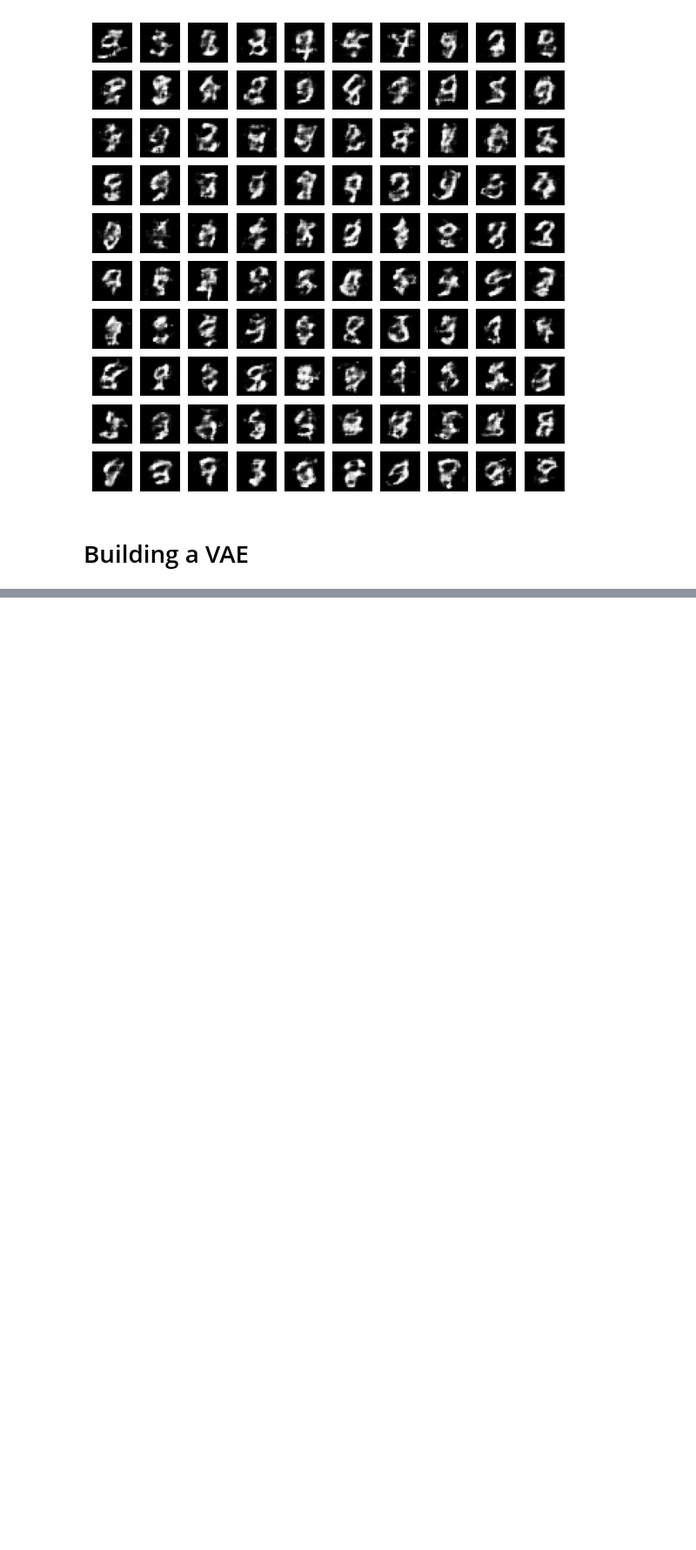
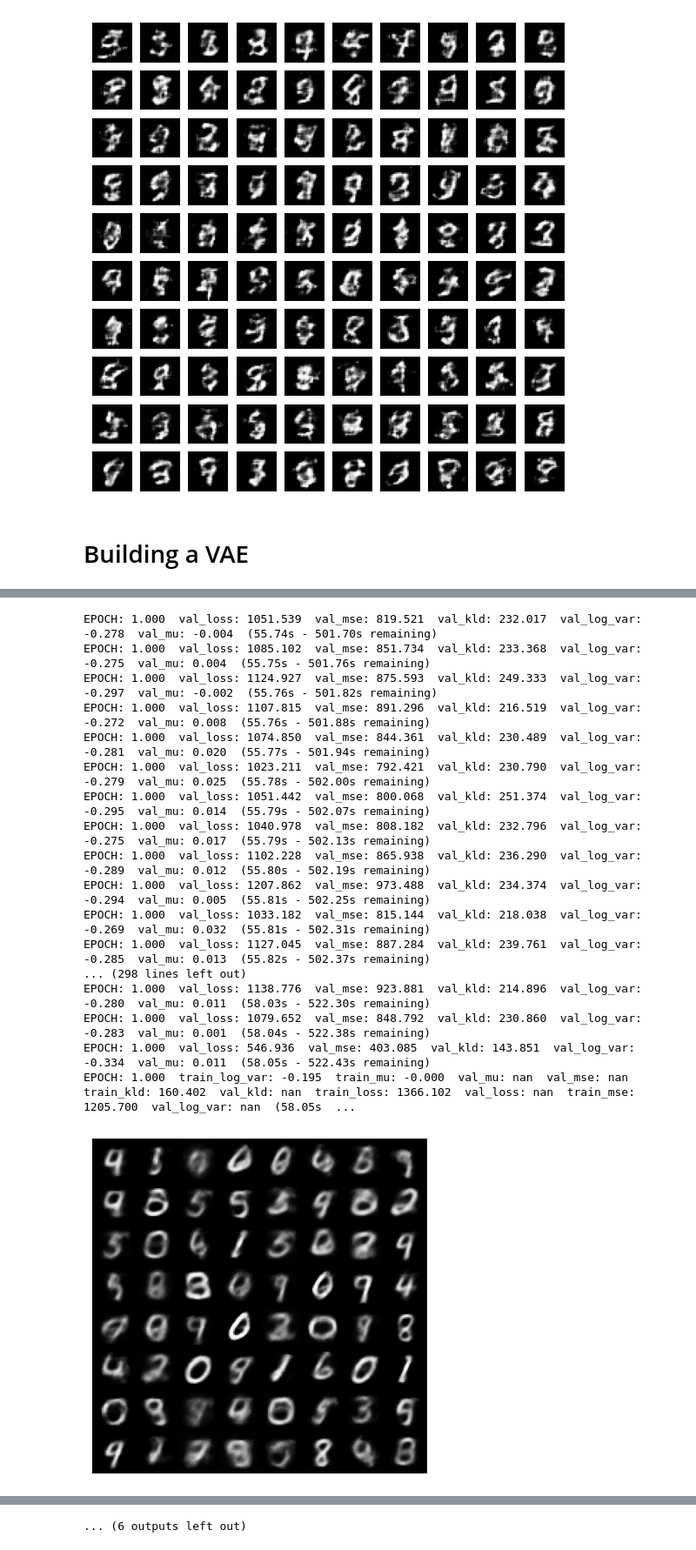
Before and after one commit to RandomSci/Computer-Vision, a Jupyter notebook: with_torch.ipynb, the cells around one changed output, grey strips where cells are left out. Shown at 87% size. Drawn from its saved outputs; the diff is of its cells as text; code cells hidden in the pictures; blank space fills up the shorter version.

```diff
--- a/with_torch.ipynb
+++ b/with_torch.ipynb
@@ -1321,7 +1324,14 @@ def eval_batch(data, model, criterion):
   loss, mse, kld = criterion(recon, data, mu, log_var)
   return loss, mse, kld, log_var.mean(), mu.mean()
 # %%
+vae = VAE(x_dim = 784, h_dim1 = 512, h_dim2=256, z_dim=50).to(device)
+
 def criterion(recon_x, x, mu, log_var):
   RECON = F.mse_loss(recon_x, x.view(-1, 784), reduction = "sum") # MSE loss (RECON); reconstructed image (recon_x)
   KLD = -0.5 * torch.sum(1 + log_var - mu.pow(2) - log_var.exp()) # KL divergence loss
   return RECON + KLD, RECON, KLD
+
+def Optimizer(model):
+  return optim.AdamW(model.parameters(), lr = 1e-3)
+
+optimizer = Optimizer(vae)
@@ -1352,0 +1371,41 @@ Estimated Total Size (MB): 4.24
+# %%
+n_epochs = 10
+log = Report(n_epochs)
+
+for epoch in range(n_epochs):
+  N = len(trn_dl)
+
+  for batch_idx, (data, index) in enumerate(trn_dl):
+    loss, mse, kld, log_var, mu = train_batch(data, vae, optimizer, criterion)
+    pos = epoch + (1 + batch_idx) / N
+    log.record(pos, train_loss = loss, train_mse = mse, train_kld = kld, train_log_var = log_var, train_mu = mu, end = "\r")
+
+  for batch_idx, (data, index) in enumerate(val_dl):
+    loss, mse, kld, log_var, mu = eval_batch(data, vae, criterion)
+    log.record(pos, val_loss = loss, val_mse = mse, val_kld = kld, val_log_var = log_var, val_mu = mu)
+  log.report_avgs(epoch + 1)
+  with torch.no_grad():
+    z = torch.randn(64, 50).to(device)
+    sample = vae.decoder(z).to(device)
+    images = make_grid(sample.view(64, 1, 28, 28)).permute(1, 2, 0)
+    show(images)
+log.plot_epochs(['train_loss', 'val_loss'])
+# %% [output]
+EPOCH: 1.000  val_loss: 1051.539  val_mse: 819.521  val_kld: 232.017  val_log_var: -0.278  val_mu: -0.004  (55.74s - 501.70s remaining)
+EPOCH: 1.000  val_loss: 1085.102  val_mse: 851.734  val_kld: 233.368  val_log_var: -0.275  val_mu: 0.004  (55.75s - 501.76s remaining)
+EPOCH: 1.000  val_loss: 1124.927  val_mse: 875.593  val_kld: 249.333  val_log_var: -0.297  val_mu: -0.002  (55.76s - 501.82s remaining)
+EPOCH: 1.000  val_loss: 1107.815  val_mse: 891.296  val_kld: 216.519  val_log_var: -0.272  val_mu: 0.008  (55.76s - 501.88s remaining)
+EPOCH: 1.000  val_loss: 1074.850  val_mse: 844.361  val_kld: 230.489  val_log_var: -0.281  val_mu: 0.020  (55.77s - 501.94s remaining)
+EPOCH: 1.000  val_loss: 1023.211  val_mse: 792.421  val_kld: 230.790  val_log_var: -0.279  val_mu: 0.025  (55.78s - 502.00s remaining)
+EPOCH: 1.000  val_loss: 1051.442  val_mse: 800.068  val_kld: 251.374  val_log_var: -0.295  val_mu: 0.014  (55.79s - 502.07s remaining)
+EPOCH: 1.000  val_loss: 1040.978  val_mse: 808.182  val_kld: 232.796  val_log_var: -0.275  val_mu: 0.017  (55.79s - 502.13s remaining)
+EPOCH: 1.000  val_loss: 1102.228  val_mse: 865.938  val_kld: 236.290  val_log_var: -0.289  val_mu: 0.012  (55.80s - 502.19s remaining)
+EPOCH: 1.000  val_loss: 1207.862  val_mse: 973.488  val_kld: 234.374  val_log_var: -0.294  val_mu: 0.005  (55.81s - 502.25s remaining)
+EPOCH: 1.000  val_loss: 1033.182  val_mse: 815.144  val_kld: 218.038  val_log_var: -0.269  val_mu: 0.032  (55.81s - 502.31s remaining)
+EPOCH: 1.000  val_loss: 1127.045  val_mse: 887.284  val_kld: 239.761  val_log_var: -0.285  val_mu: 0.013  (55.82s - 502.37s remaining)
+... (298 lines left out)
+EPOCH: 1.000  val_loss: 1138.776  val_mse: 923.881  val_kld: 214.896  val_log_var: -0.280  val_mu: 0.011  (58.03s - 522.30s remaining)
+EPOCH: 1.000  val_loss: 1079.652  val_mse: 848.792  val_kld: 230.860  val_log_var: -0.283  val_mu: 0.001  (58.04s - 522.38s remaining)
+EPOCH: 1.000  val_loss: 546.936  val_mse: 403.085  val_kld: 143.851  val_log_var: -0.334  val_mu: 0.011  (58.05s - 522.43s remaining)
+EPOCH: 1.000  train_log_var: -0.195  train_mu: -0.000  val_mu: nan  val_mse: nan  train_kld: 160.402  val_kld: nan  train_loss: 1366.102  val_loss: nan  train_mse: 1205.700  val_log_var: nan  (58.05s  ...
+[figure, added]
@@ -1352,0 +1502 @@ Estimated Total Size (MB): 4.24
+... (6 outputs left out)
```
Also changed, not shown: parts of 5 cells of this notebook.
